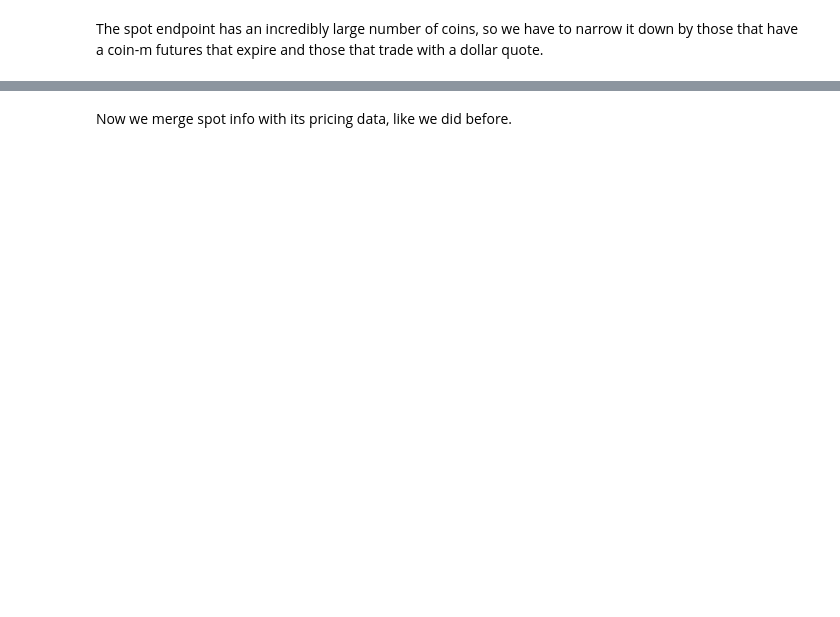
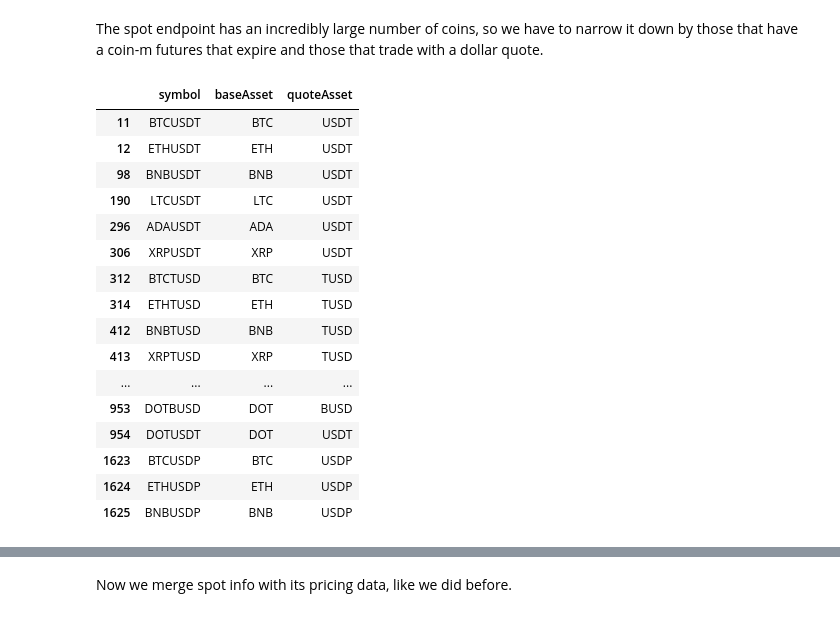
Before and after one commit to numberjuani/crypto_cash_carry, a Jupyter notebook: Cash_and_Carry_Trade.ipynb, the cells around one changed output, grey strips where cells are left out. Saved outputs shown, nothing was run; the diff lists cells and outputs as text; code cells hidden in the pictures; blank space fills up the shorter version.

```diff
--- a/Cash_and_Carry_Trade.ipynb
+++ b/Cash_and_Carry_Trade.ipynb
@@ -43,8 +100,26 @@ quotes_to_consider = ['USD','USDT','BUSD']
 # %%
 spot_info = pd.DataFrame(spot_client.exchange_info()['symbols'])
-spot_info = spot_info[spot_info.baseAsset.isin(coins_to_consider) & spot_info.quoteAsset.isin(quotes_to_consider)]
+spot_info = spot_info[spot_info.baseAsset.isin(coins_to_consider) & (spot_info.quoteAsset.isin(quotes_to_consider))]
 spot_info = spot_info[['symbol','baseAsset','quoteAsset']]
 spot_info
+# %% [output]
+|  | symbol | baseAsset | quoteAsset |
+| 11 | BTCUSDT | BTC | USDT |
+| 12 | ETHUSDT | ETH | USDT |
+| 98 | BNBUSDT | BNB | USDT |
+| 190 | LTCUSDT | LTC | USDT |
+| 296 | ADAUSDT | ADA | USDT |
+| 306 | XRPUSDT | XRP | USDT |
+| 312 | BTCTUSD | BTC | TUSD |
+| 314 | ETHTUSD | ETH | TUSD |
+| 412 | BNBTUSD | BNB | TUSD |
+| 413 | XRPTUSD | XRP | TUSD |
+| ... | ... | ... | ... |
+| 953 | DOTBUSD | DOT | BUSD |
+| 954 | DOTUSDT | DOT | USDT |
+| 1623 | BTCUSDP | BTC | USDP |
+| 1624 | ETHUSDP | ETH | USDP |
+| 1625 | BNBUSDP | BNB | USDP |
 # %%
 spot_prices = pd.DataFrame(spot_client.ticker_24hr())
 spot_prices = spot_prices[spot_prices.symbol.isin(spot_info.symbol)]
```
Also changed, not shown: parts of 12 cells of this notebook.
